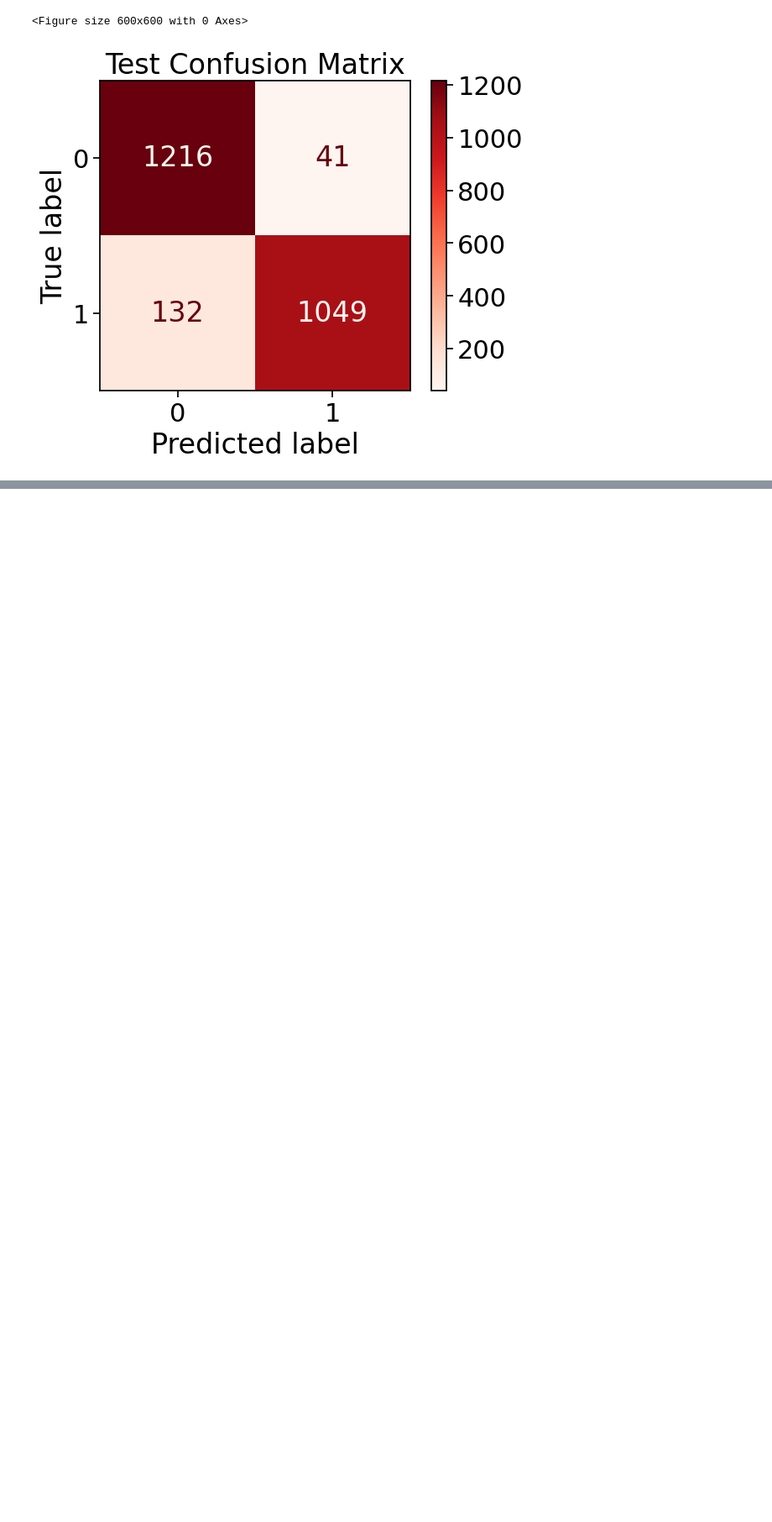
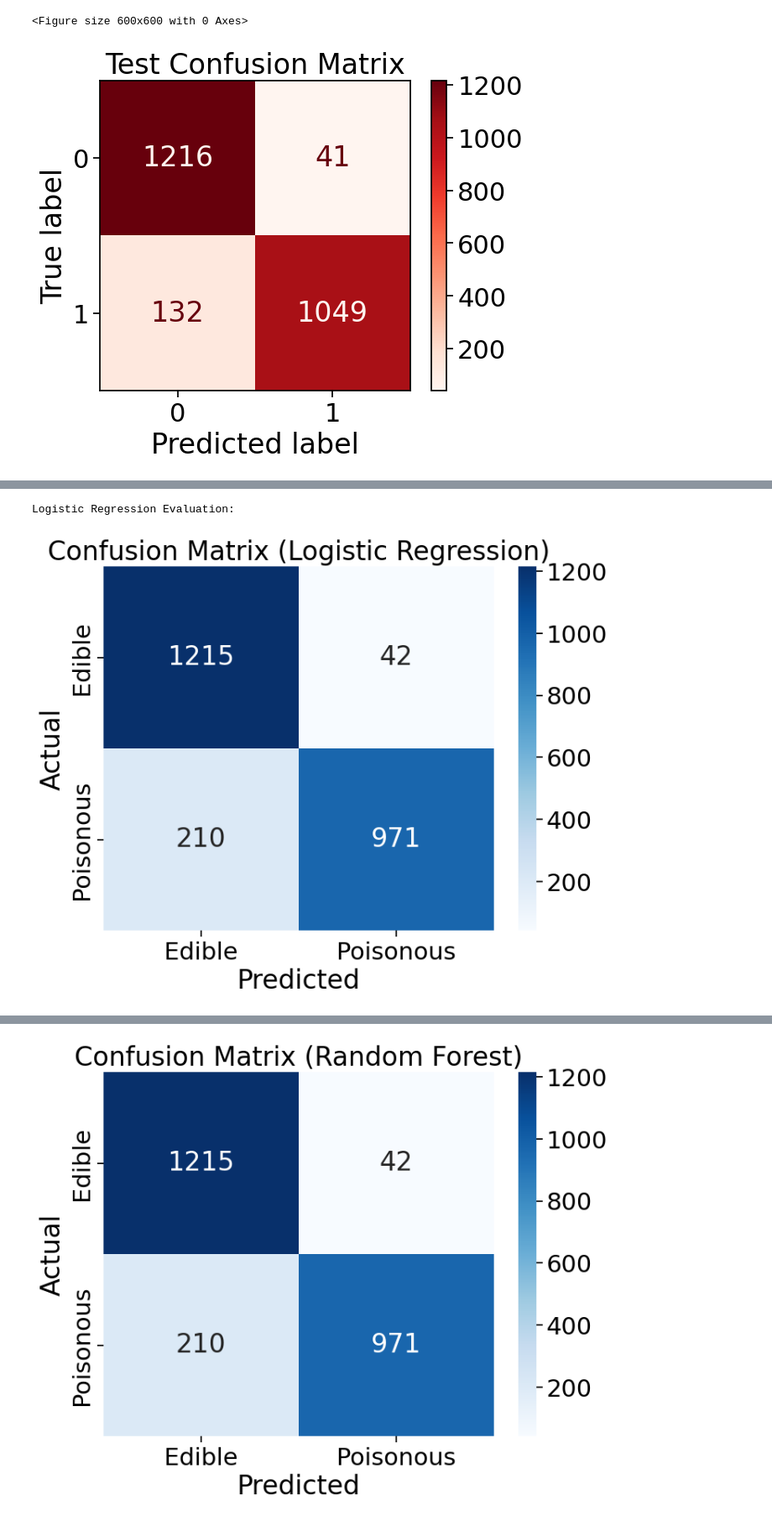
Before and after one commit to Shamiul-693/-Exploratory-Data-Analysis-and-Classification-Algorithms-on-Mushroom-Dataset, a Jupyter notebook: Exploratory_Data_Analysis_and_Classification_Algorithms_on_Mushroom_Dataset.ipynb, the cells around one changed output, grey strips where cells are left out. Shown at 84% size. Saved outputs shown, nothing was run; the diff lists cells and outputs as text; code cells hidden in the pictures; blank space fills up the shorter version.

```diff
--- a/Exploratory_Data_Analysis_and_Classification_Algorithms_on_Mushroom_Dataset.ipynb
+++ b/Exploratory_Data_Analysis_and_Classification_Algorithms_on_Mushroom_Dataset.ipynb
@@ -1263,0 +1118,69 @@ for model_name, model in models.items():
+# %%
+# prompt: now write a code  for al algorithm comparision  confusion matrix precision, rercall and f1 score   bar chart \
+
+from sklearn.metrics import confusion_matrix, classification_report, accuracy_score, precision_score, recall_score, f1_score
+import matplotlib.pyplot as plt
+import seaborn as sns
+from matplotlib.colors import ListedColormap
+
+
+def evaluate_model(model, X_test, y_test):
+  """Evaluates a classification model and returns metrics."""
+  y_pred = model.predict(X_test)
+  accuracy = accuracy_score(y_test, y_pred)
+  precision = precision_score(y_test, y_pred)
+  recall = recall_score(y_test, y_pred)
+  f1 = f1_score(y_test, y_pred)
+  cm = confusion_matrix(y_test, y_pred)
+  report = classification_report(y_test, y_pred, target_names=["Edible","Poisonous"])
+
+  return accuracy, precision, recall, f1, cm, report
+
+
+def plot_confusion_matrix(cm, model_name):
+  """Plots the confusion matrix."""
+  plt.figure(figsize=(8, 6))
+  sns.heatmap(cm, annot=True, fmt="d", cmap="Blues",
+              xticklabels=["Edible", "Poisonous"],
+              yticklabels=["Edible", "Poisonous"])
+  plt.title(f"Confusion Matrix ({model_name})")
+  plt.xlabel("Predicted")
+  plt.ylabel("Actual")
+  plt.show()
+
+
+def plot_algorithm_comparison(model_results):
+    """Plots a bar chart comparing algorithm performance."""
+    models = list(model_results.keys())
+    accuracies = [result[0] for result in model_results.values()]
+
+    plt.figure(figsize=(10, 6))
+    plt.bar(models, accuracies, color=['skyblue', 'lightcoral', 'lightgreen', 'gold', 'lightsalmon', 'lightseagreen', 'violet'])
+    plt.xlabel("Classification Models")
+    plt.ylabel("Accuracy")
+    plt.title("Comparison of Algorithm Accuracy")
+    plt.xticks(rotation=45, ha="right")
+    plt.tight_layout()
+    plt.show()
+
+
+# Example usage (replace with your actual models and data)
+model_results = {}
+# Assuming 'classifier' variables (LogisticRegression, RandomForestClassifier, etc.) are defined from the original code
+
+for model_name, model in [("Logistic Regression", classifier), ("Random Forest", classifier), ("Decision Tree", classifier),
+                         ("SVC", classifier), ("K-NN", classifier), ("Naive Bayes", classifier), ("XGBoost", xgb_baseline)]:
+    accuracy, precision, recall, f1, cm, report = evaluate_model(model, X_test, y_test)
+    model_results[model_name] = (accuracy, precision, recall, f1, cm, report)
+    print(f"\n{model_name} Evaluation:\n")
+    plot_confusion_matrix(cm, model_name)
+    print(f"Accuracy: {accuracy:.4f}")
+    print(f"Precision: {precision:.4f}")
+    print(f"Recall: {recall:.4f}")
+    print(f"F1-score: {f1:.4f}")
+    print(report)
+
+plot_algorithm_comparison(model_results)
+# %% [output]
+Logistic Regression Evaluation:
+[figure, added]
@@ -1263,0 +1202 @@ for model_name, model in models.items():
+[figure, added]
```
Also changed, not shown: parts of 4 cells of this notebook.
